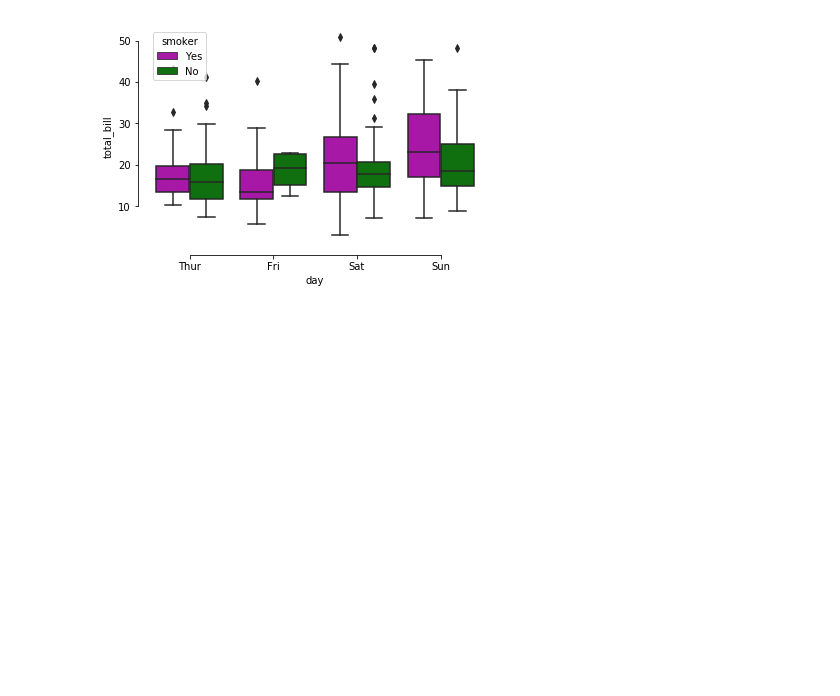
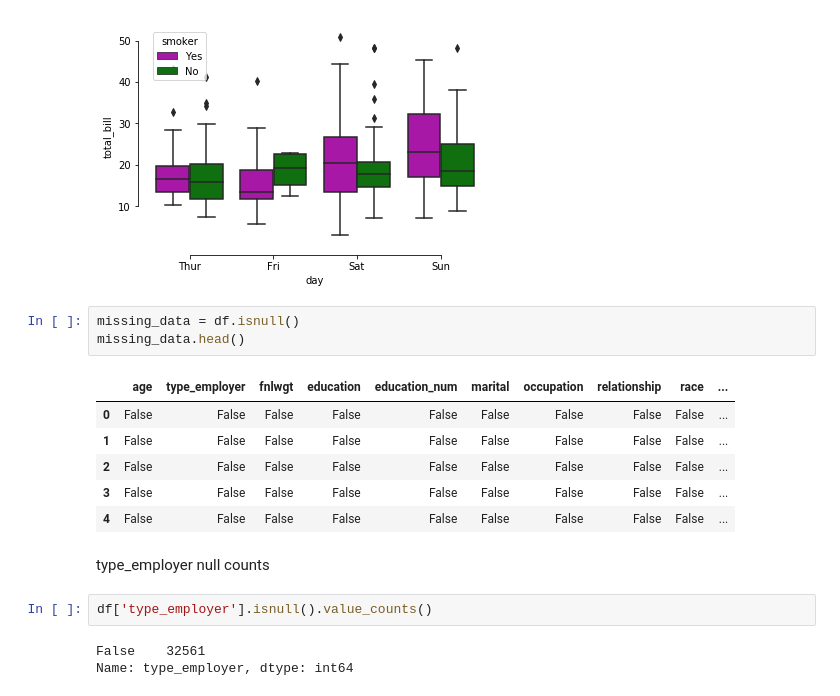
Before and after one commit to williaddmw/datamining-sp19, a Jupyter notebook: AdvPythonExamples.ipynb, the cells around one changed output. Drawn from its saved outputs; the diff is of its cells as text; blank space fills up the shorter version.

```diff
--- a/AdvPythonExamples.ipynb
+++ b/AdvPythonExamples.ipynb
@@ -237,3 +242,20 @@ sns.boxplot(x="day", y="total_bill",
 sns.despine(offset=10, trim=True)
 # %% [output]
 [figure]
+# %%
+missing_data = df.isnull()
+missing_data.head()
+# %% [output]
+|  | age | type_employer | fnlwgt | education | education_num | marital | occupation | relationship | race | ... |
+| 0 | False | False | False | False | False | False | False | False | False | ... |
+| 1 | False | False | False | False | False | False | False | False | False | ... |
+| 2 | False | False | False | False | False | False | False | False | False | ... |
+| 3 | False | False | False | False | False | False | False | False | False | ... |
+| 4 | False | False | False | False | False | False | False | False | False | ... |
+# %% [markdown]
+type_employer null counts
+# %%
+df['type_employer'].isnull().value_counts()
+# %% [output]
+False    32561
+Name: type_employer, dtype: int64
```
Also changed, not shown: parts of 4 cells of this notebook, 1 other file.
